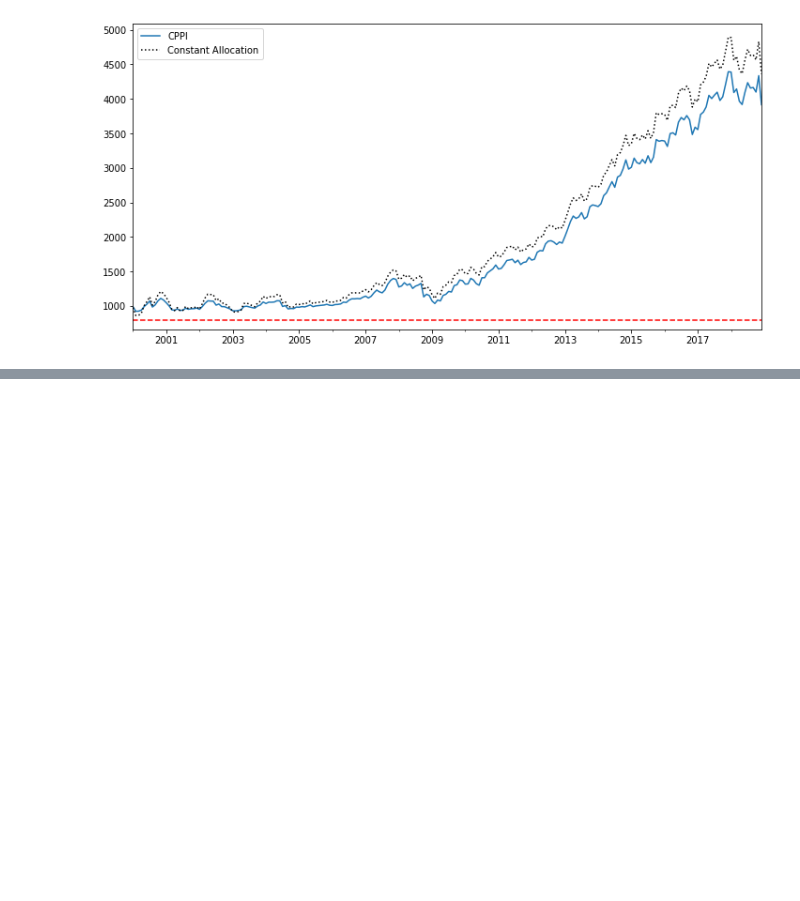
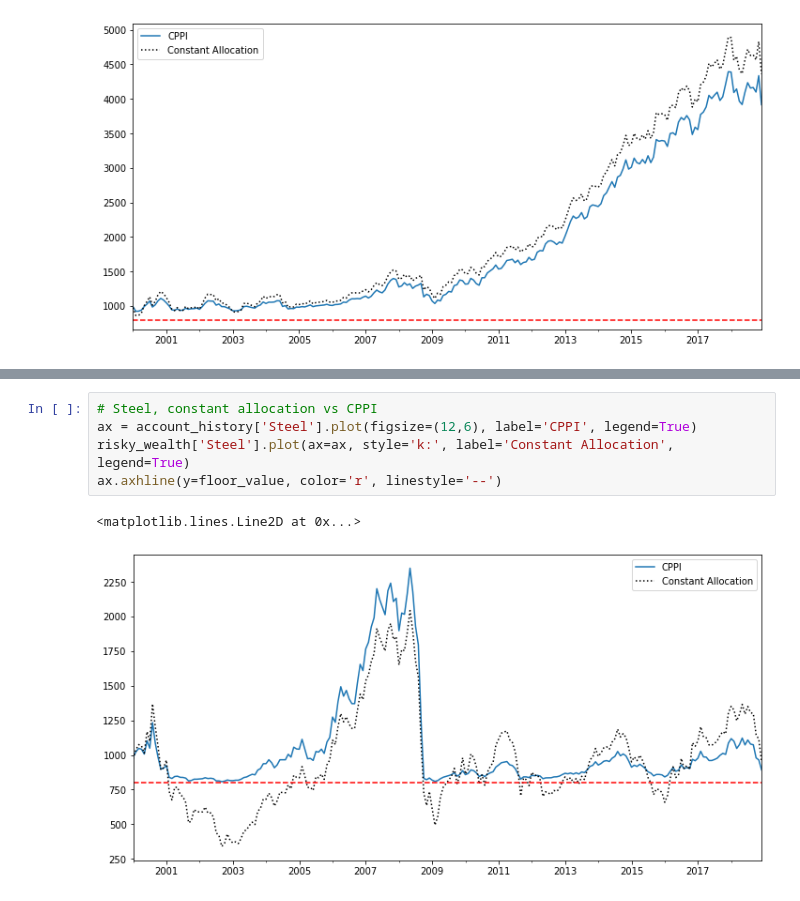
Before and after one commit to hoestlund/investment_management, a Jupyter notebook: 1/303_CPPI_drawdown_constraints.ipynb, the cells around one changed output, grey strips where cells are left out. Drawn from its saved outputs; the diff is of its cells as text; blank space fills up the shorter version.

```diff
--- a/1/303_CPPI_drawdown_constraints.ipynb
+++ b/1/303_CPPI_drawdown_constraints.ipynb
@@ -150,0 +156,8 @@ risky_weight_history.plot()
+# %%
+# Steel, constant allocation vs CPPI
+ax = account_history['Steel'].plot(figsize=(12,6), label='CPPI', legend=True)
+risky_wealth['Steel'].plot(ax=ax, style='k:', label='Constant Allocation', legend=True)
+ax.axhline(y=floor_value, color='r', linestyle='--')
+# %% [output]
+<matplotlib.lines.Line2D at 0x...>
+[figure, added]
```
Also changed, not shown: parts of 15 cells of this notebook, 1 other file.
